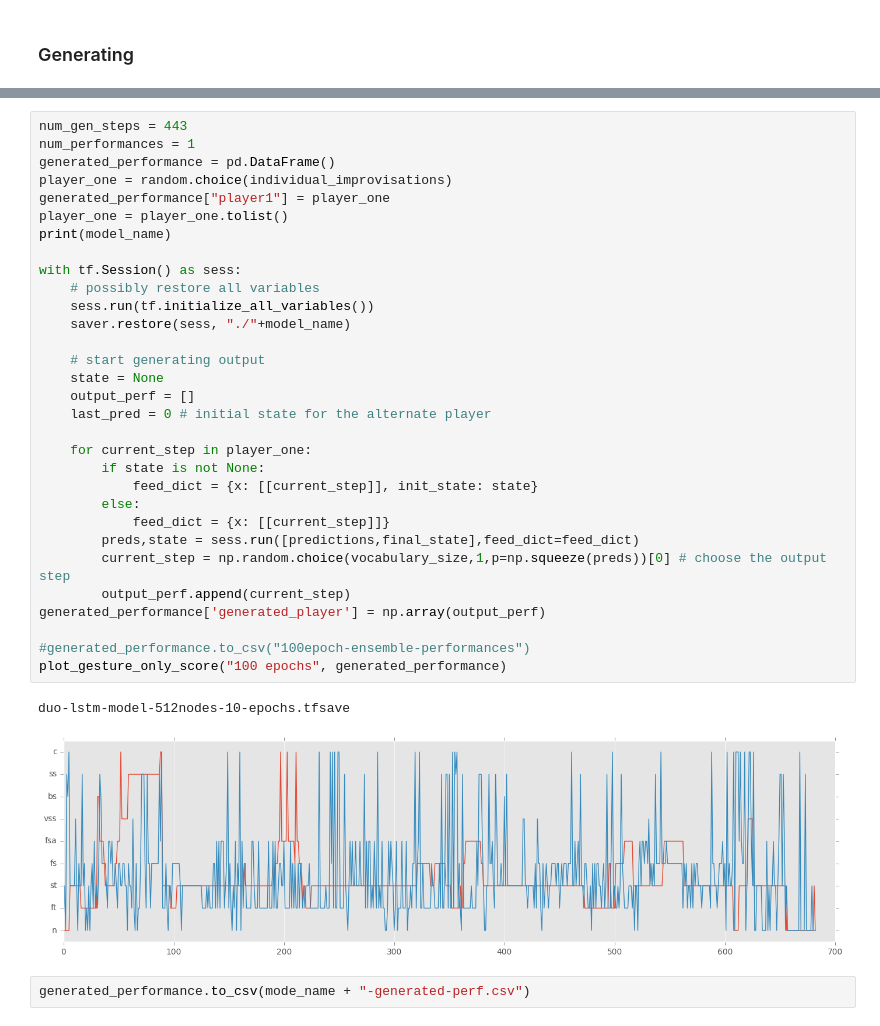
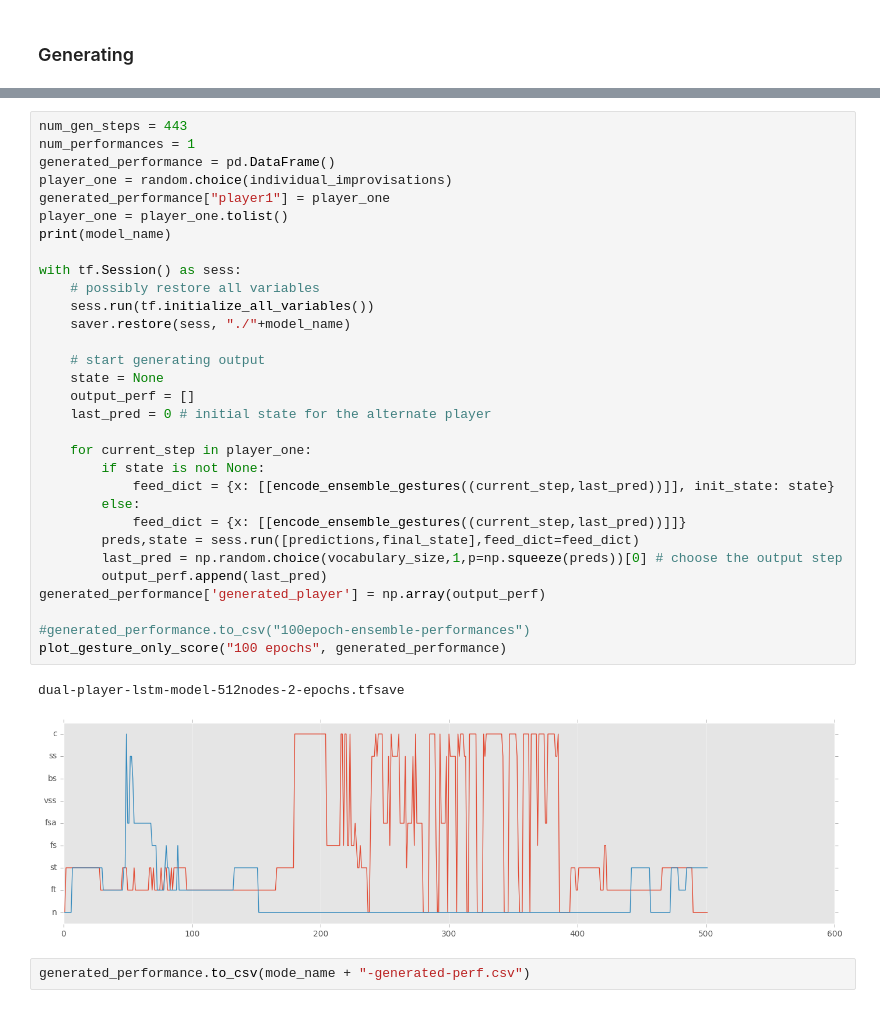
Before and after one commit to cpmpercussion/gesture-rnn, a Jupyter notebook: duo-LSTM-model-dual-processing-version.ipynb, the cells around one changed output, grey strips where cells are left out. Cells and saved outputs as stored; diff of their text form.

Commit message:
got the duo model to work much more realistically phew

```diff
--- a/duo-LSTM-model-dual-processing-version.ipynb
+++ b/duo-LSTM-model-dual-processing-version.ipynb
@@ -338,36 +368,36 @@ Predictions: Tensor("Softmax:0", shape=(1, 9), dtype=float32)
 # %%
 num_gen_steps = 443
 num_performances = 1
 generated_performance = pd.DataFrame()
 player_one = random.choice(individual_improvisations)
 generated_performance["player1"] = player_one
 player_one = player_one.tolist()
 print(model_name)
 
 with tf.Session() as sess:
     # possibly restore all variables
     sess.run(tf.initialize_all_variables())
     saver.restore(sess, "./"+model_name)
 
     # start generating output
     state = None
     output_perf = []
     last_pred = 0 # initial state for the alternate player
 
     for current_step in player_one:
         if state is not None:
-            feed_dict = {x: [[current_step]], init_state: state}
+            feed_dict = {x: [[encode_ensemble_gestures((current_step,last_pred))]], init_state: state}
         else:
-            feed_dict = {x: [[current_step]]}
+            feed_dict = {x: [[encode_ensemble_gestures((current_step,last_pred))]]}
         preds,state = sess.run([predictions,final_state],feed_dict=feed_dict)
-        current_step = np.random.choice(vocabulary_size,1,p=np.squeeze(preds))[0] # choose the output step
-        output_perf.append(current_step)
+        last_pred = np.random.choice(vocabulary_size,1,p=np.squeeze(preds))[0] # choose the output step
+        output_perf.append(last_pred)
 generated_performance['generated_player'] = np.array(output_perf)
 
 #generated_performance.to_csv("100epoch-ensemble-performances")
 plot_gesture_only_score("100 epochs", generated_performance)
 # %% [output]
-duo-lstm-model-512nodes-10-epochs.tfsave
+dual-player-lstm-model-512nodes-2-epochs.tfsave
-[figure, old version]
+[figure, new version]
 # %%
 generated_performance.to_csv(mode_name + "-generated-perf.csv")
```
Also changed, not shown: parts of 4 cells of this notebook.
